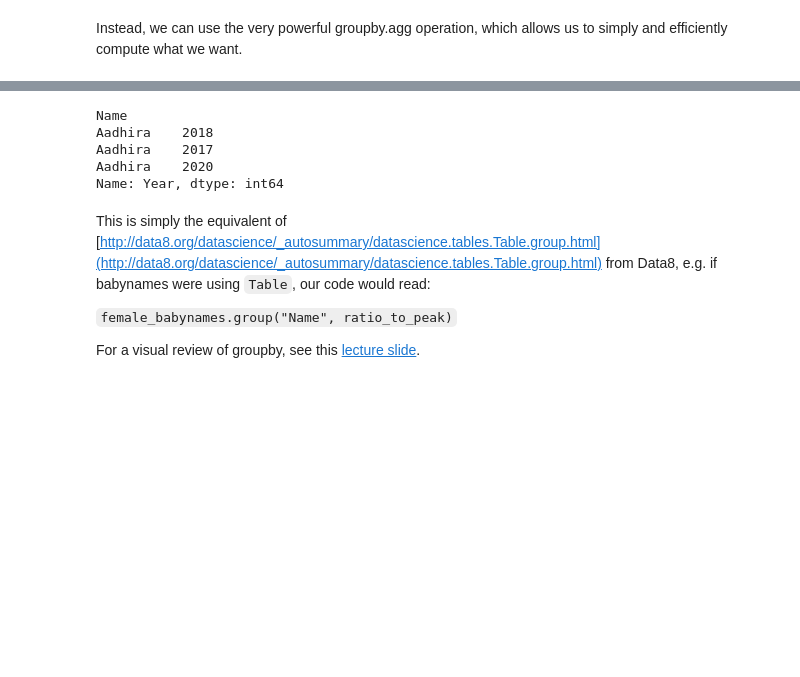
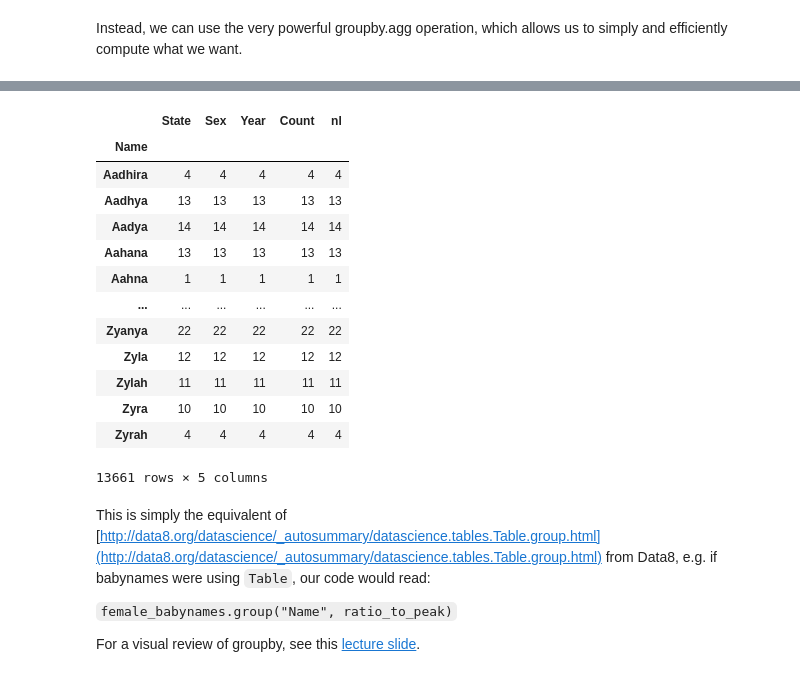
Before and after one commit to archenclan/dsKal100, a Jupyter notebook: lec/lec04/04-pandas-ii.ipynb, the cells around one changed output, grey strips where cells are left out. Drawn from its saved outputs; the diff is of its cells as text; code cells hidden in the pictures; blank space fills up the shorter version.

```diff
--- a/lec/lec04/04-pandas-ii.ipynb
+++ b/lec/lec04/04-pandas-ii.ipynb
@@ -428,14 +478,25 @@ female_babynames
 # %%
 rtp_table = female_babynames.groupby("Name").agg('count')
 female_babynames.set_index('Name').loc['Aadhira', :]['Year']
 
+female_babynames.groupby("Name").agg('count')
+
 #Note: If this cell crashes, comment out the code and use the female_babynames.groupby("Name")[["Count"]].agg(ratio_to_peak) instead
 # %% [output]
+|  | State | Sex | Year | Count | nl |
+| Name |  |  |  |  |  |
+| Aadhira | 4 | 4 | 4 | 4 | 4 |
+| Aadhya | 13 | 13 | 13 | 13 | 13 |
+| Aadya | 14 | 14 | 14 | 14 | 14 |
+| Aahana | 13 | 13 | 13 | 13 | 13 |
+| Aahna | 1 | 1 | 1 | 1 | 1 |
+| ... | ... | ... | ... | ... | ... |
+| Zyanya | 22 | 22 | 22 | 22 | 22 |
+| Zyla | 12 | 12 | 12 | 12 | 12 |
+| Zylah | 11 | 11 | 11 | 11 | 11 |
+| Zyra | 10 | 10 | 10 | 10 | 10 |
+| Zyrah | 4 | 4 | 4 | 4 | 4 |
-Name
-Aadhira    2018
-Aadhira    2017
-Aadhira    2020
-Name: Year, dtype: int64
+13661 rows × 5 columns
 # %% [markdown]
 This is simply the equivalent of [http://data8.org/datascience/_autosummary/datascience.tables.Table.group.html](http://data8.org/datascience/_autosummary/datascience.tables.Table.group.html) from Data8, e.g. if babynames were using `Table`, our code would read:
 
```
Also changed, not shown: parts of 22 cells of this notebook.
